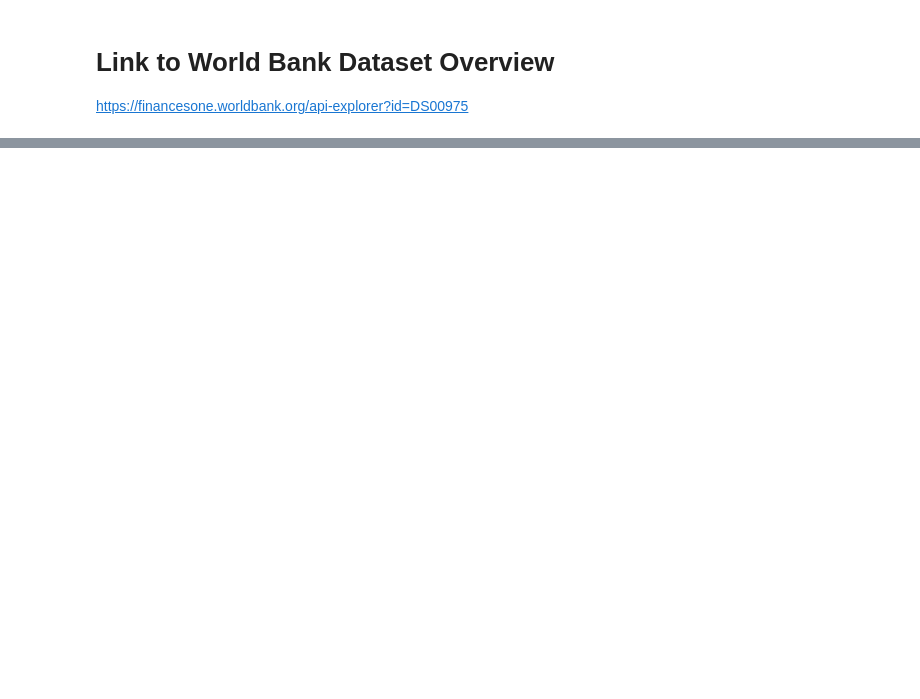
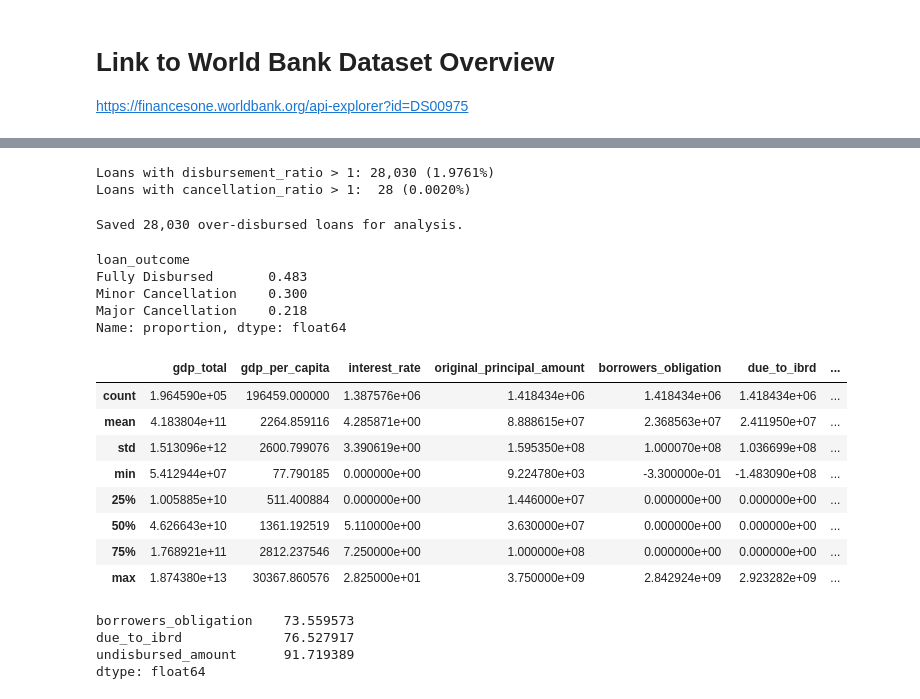
Before and after one commit to AlexLanier/World-Bank-AI-Analysis, a Jupyter notebook: Loans&Guarantees.ipynb, the cells around one changed output, grey strips where cells are left out. Cells and saved outputs as stored; diff of their text form; code cells hidden in the pictures; blank space fills up the shorter version.

```diff
--- a/Loans&Guarantees.ipynb
+++ b/Loans&Guarantees.ipynb
@@ -136,6 +296,6 @@ df["loan_number"].describe()
 # %%
 df_clean = df[[
-    "loan_number", "country", "region",
+    "loan_number", "country", "gdp_total", "gdp_per_capita", "country_code", "region",
     "original_principal_amount", "disbursed_amount", "cancelled_amount",
     "interest_rate", "loan_status", "loan_type",
     "board_approval_date", "end_of_period",
@@ -167,0 +314,14 @@ df_clean.describe(include='all')
+# %%
+# ✅ Store original row count
+original_count = len(df_clean)
+
+# ✅ Drop all rows where original_principal_amount == 0
+df_clean = df_clean[df_clean["original_principal_amount"] != 0]
+
+# ✅ Compute new count and how many were removed
+new_count = len(df_clean)
+removed = original_count - new_count
+
+print(f"Total rows before: {original_count:,}")
+print(f"Total rows after:  {new_count:,}")
+print(f"Rows removed:      {removed:,} ({removed/original_count*100:.4f}% of total)")
@@ -167,0 +358,63 @@ df_clean.describe(include='all')
+# %%
+total = len(df_clean)
+
+disb_over_1 = (df_clean["disbursement_ratio"] > 1).sum()
+canc_over_1 = (df_clean["cancellation_ratio"] > 1).sum()
+
+print(f"Loans with disbursement_ratio > 1: {disb_over_1:,} ({disb_over_1 / total * 100:.4f}%)")
+print(f"Loans with cancellation_ratio > 1:  {canc_over_1:,} ({canc_over_1 / total * 100:.4f}%)")
+# %% [output]
+Loans with disbursement_ratio > 1: 28,030 (1.9761%)
+Loans with cancellation_ratio > 1:  28 (0.0020%)
+# %%
+# Store anomalies separately
+over_disbursed = df_clean[df_clean["disbursement_ratio"] > 1].copy()
+
+# Then clip for modeling
+df_clean["disbursement_ratio"] = df_clean["disbursement_ratio"].clip(0, 1)
+df_clean["cancellation_ratio"] = df_clean["cancellation_ratio"].clip(0, 1)
+
+print(f"Saved {len(over_disbursed):,} over-disbursed loans for analysis.")
+# %% [output]
+Saved 28,030 over-disbursed loans for analysis.
+# %%
+def categorize(row):
+    if row["cancellation_ratio"] == 0:
+        return "Fully Disbursed"
+    elif row["cancellation_ratio"] < 0.2:
+        return "Minor Cancellation"
+    else:
+        return "Major Cancellation"
+
+df_clean["loan_outcome"] = df_clean.apply(categorize, axis=1)
+df_clean["loan_outcome"].value_counts(normalize=True).round(3)
+# %% [output]
+loan_outcome
+Fully Disbursed       0.483
+Minor Cancellation    0.300
+Major Cancellation    0.218
+Name: proportion, dtype: float64
+# %%
+feature_cols = [
+    "country", "gdp_total", "gdp_per_capita", "region", "loan_type", "loan_status",
+    "interest_rate", "original_principal_amount",
+    "borrowers_obligation", "due_to_ibrd", "undisbursed_amount"
+]
+df_clean[feature_cols].describe()
+# %% [output]
+|  | gdp_total | gdp_per_capita | interest_rate | original_principal_amount | borrowers_obligation | due_to_ibrd | ... |
+| count | 1.964590e+05 | 196459.000000 | 1.387576e+06 | 1.418434e+06 | 1.418434e+06 | 1.418434e+06 | ... |
+| mean | 4.183804e+11 | 2264.859116 | 4.285871e+00 | 8.888615e+07 | 2.368563e+07 | 2.411950e+07 | ... |
+| std | 1.513096e+12 | 2600.799076 | 3.390619e+00 | 1.595350e+08 | 1.000070e+08 | 1.036699e+08 | ... |
+| min | 5.412944e+07 | 77.790185 | 0.000000e+00 | 9.224780e+03 | -3.300000e-01 | -1.483090e+08 | ... |
+| 25% | 1.005885e+10 | 511.400884 | 0.000000e+00 | 1.446000e+07 | 0.000000e+00 | 0.000000e+00 | ... |
+| 50% | 4.626643e+10 | 1361.192519 | 5.110000e+00 | 3.630000e+07 | 0.000000e+00 | 0.000000e+00 | ... |
+| 75% | 1.768921e+11 | 2812.237546 | 7.250000e+00 | 1.000000e+08 | 0.000000e+00 | 0.000000e+00 | ... |
+| max | 1.874380e+13 | 30367.860576 | 2.825000e+01 | 3.750000e+09 | 2.842924e+09 | 2.923282e+09 | ... |
+# %%
+(df_clean[["borrowers_obligation","due_to_ibrd","undisbursed_amount"]] == 0).mean() * 100
+# %% [output]
+borrowers_obligation    73.559573
+due_to_ibrd             76.527917
+undisbursed_amount      91.719389
+dtype: float64
```
Also changed, not shown: parts of 27 cells of this notebook, 1 other file.
